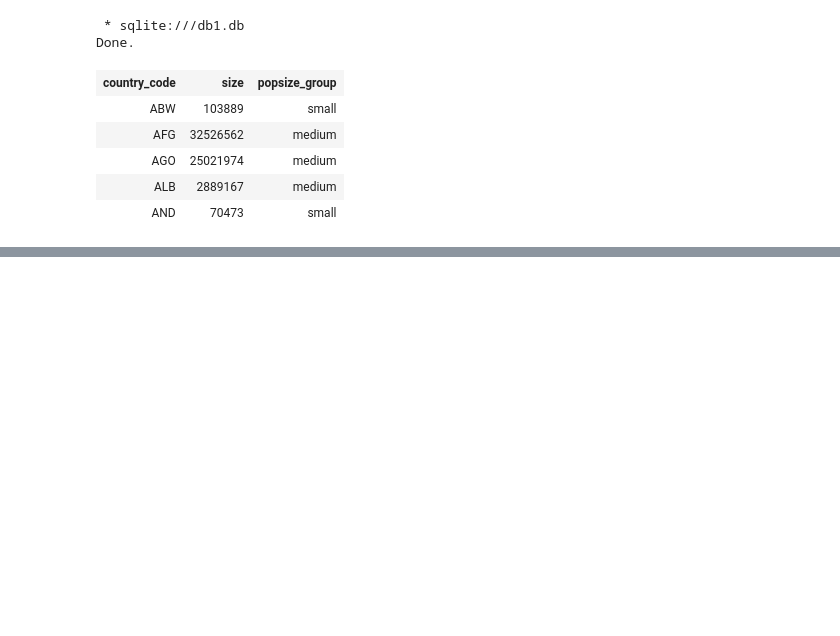
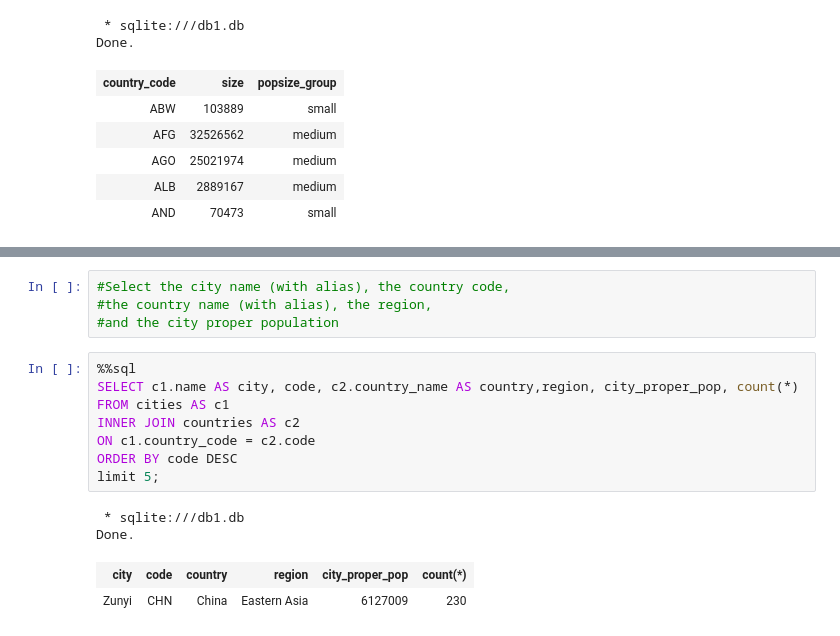
Before and after one commit to edwards158/SQL, a Jupyter notebook: SQLJoins.ipynb, the cells around one changed output, grey strips where cells are left out. Drawn from its saved outputs; the diff is of its cells as text; blank space fills up the shorter version.

```diff
--- a/SQLJoins.ipynb
+++ b/SQLJoins.ipynb
@@ -314,0 +320,17 @@ Done.
+# %%
+#Select the city name (with alias), the country code,
+#the country name (with alias), the region,
+#and the city proper population
+# %%
+%%sql
+SELECT c1.name AS city, code, c2.country_name AS country,region, city_proper_pop, count(*)
+FROM cities AS c1
+INNER JOIN countries AS c2
+ON c1.country_code = c2.code
+ORDER BY code DESC
+limit 5;
+# %% [output]
+ * sqlite:///db1.db
+Done.
+| city | code | country | region | city_proper_pop | count(*) |
+| Zunyi | CHN | China | Eastern Asia | 6127009 | 230 |
```
Also changed, not shown: parts of 7 cells of this notebook.
